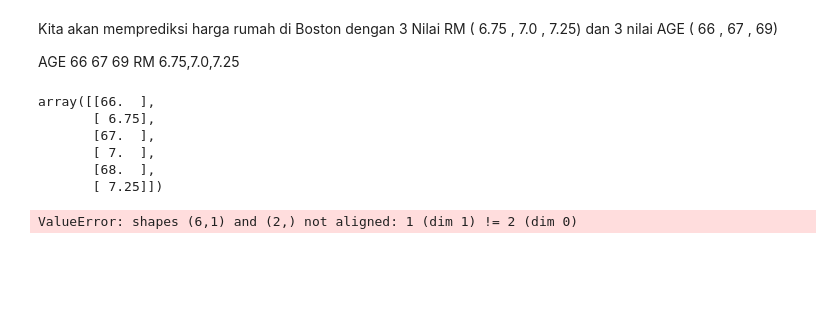
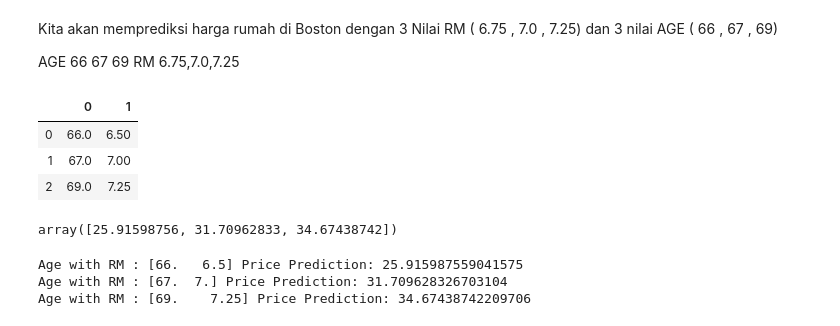
Before and after one commit to Herrscher-of-Freedom/Data-Science, a Jupyter notebook: UTS.ipynb, the cells around one changed output. Drawn from its saved outputs; the diff is of its cells as text; code cells hidden in the pictures; blank space fills up the shorter version.

Commit message:
Multiple Linear Regression Prediction
Completed

```diff
--- a/UTS.ipynb
+++ b/UTS.ipynb
@@ -368,16 +412,26 @@ Kita akan memprediksi harga rumah di Boston dengan 3 Nilai RM ( 6.75 , 7.0 , 7.2
 AGE 66 67 69
 RM 6.75,7.0,7.25
 # %%
-RM_boston = np.array([(66,6.75),(67,7.0),(68,7.25)]).reshape(-1, 1)
-RM_boston
+
+RM_boston2 = np.array([[66 , 6.5], [67 , 7.0] , [69 , 7.25]]).reshape(-1,2)
+RM_boston2
+
+df2 = pd.DataFrame(RM_boston2)
+df2
 # %% [output]
-array([[66.  ],
-       [ 6.75],
-       [67.  ],
-       [ 7.  ],
-       [68.  ],
-       [ 7.25]])
+|  | 0 | 1 |
+| 0 | 66.0 | 6.50 |
+| 1 | 67.0 | 7.00 |
+| 2 | 69.0 | 7.25 |
 # %%
-price_predict = model.predict(RM_boston)
+price_predict = model.predict(RM_boston2)
+price_predict
 # %% [output]
-ValueError: shapes (6,1) and (2,) not aligned: 1 (dim 1) != 2 (dim 0)
+array([25.91598756, 31.70962833, 34.67438742])
+# %%
+for rm, price in zip(RM_boston2, price_predict):
+    print(f'Age with RM : {rm} Price Prediction: {price}')
+# %% [output]
+Age with RM : [66.   6.5] Price Prediction: 25.915987559041575
+Age with RM : [67.  7.] Price Prediction: 31.709628326703104
+Age with RM : [69.    7.25] Price Prediction: 34.67438742209706
```
Also changed, not shown: parts of 14 cells of this notebook.
